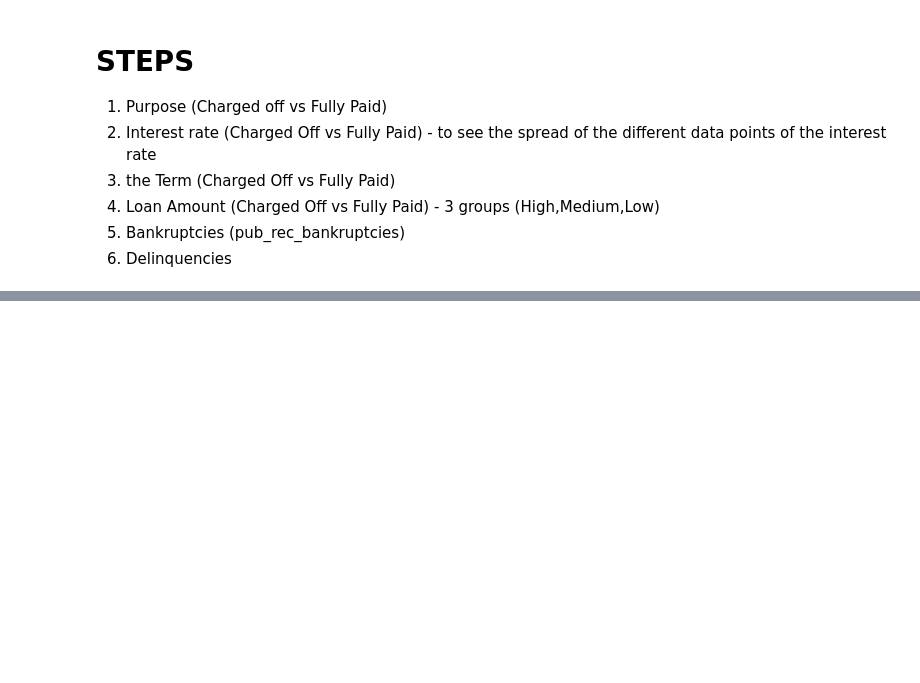
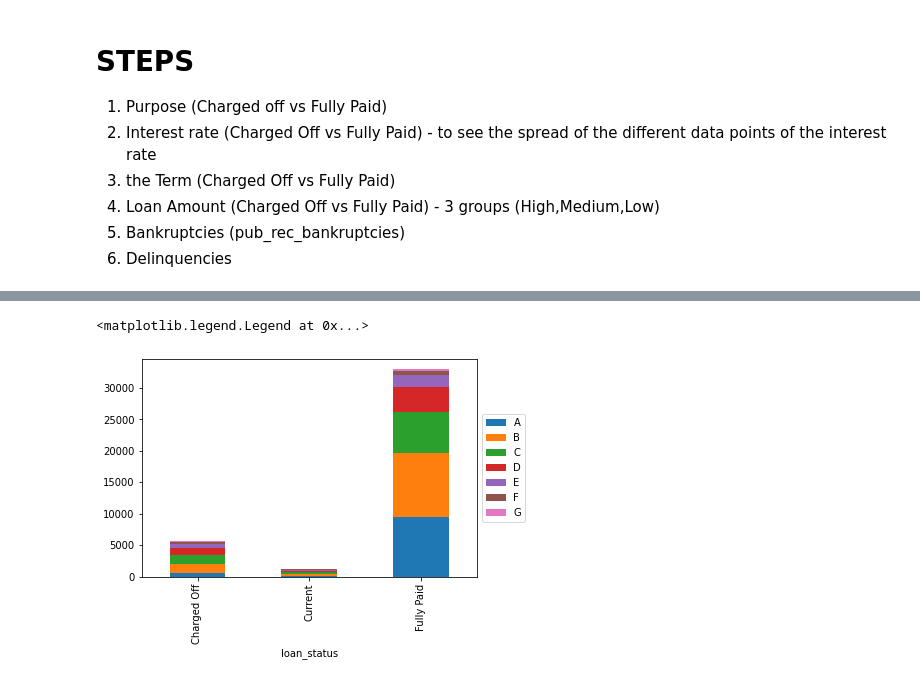
Before and after one commit to GeriNZ/lendingclub, a Jupyter notebook: Beng_Cheong_Cheong.ipynb, the cells around one changed output, grey strips where cells are left out. Saved outputs shown, nothing was run; the diff lists cells and outputs as text; code cells hidden in the pictures; blank space fills up the shorter version.

```diff
--- a/Beng_Cheong_Cheong.ipynb
+++ b/Beng_Cheong_Cheong.ipynb
@@ -173,0 +156,5 @@ df[df['loan_amnt']== df['loan_amnt'].max()].shape
+# %%
+df.groupby(['loan_status','grade']).count()['id'].unstack().plot(kind='bar', stacked=True).legend(loc='center left', bbox_to_anchor=(1, 0.5))
+# %% [output]
+<matplotlib.legend.Legend at 0x...>
+[figure, added]
```
Also changed, not shown: parts of 19 cells of this notebook.
